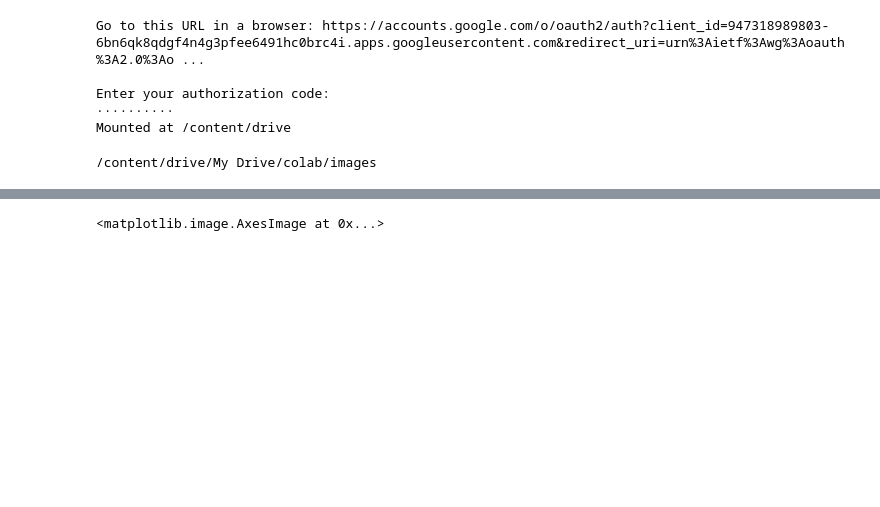
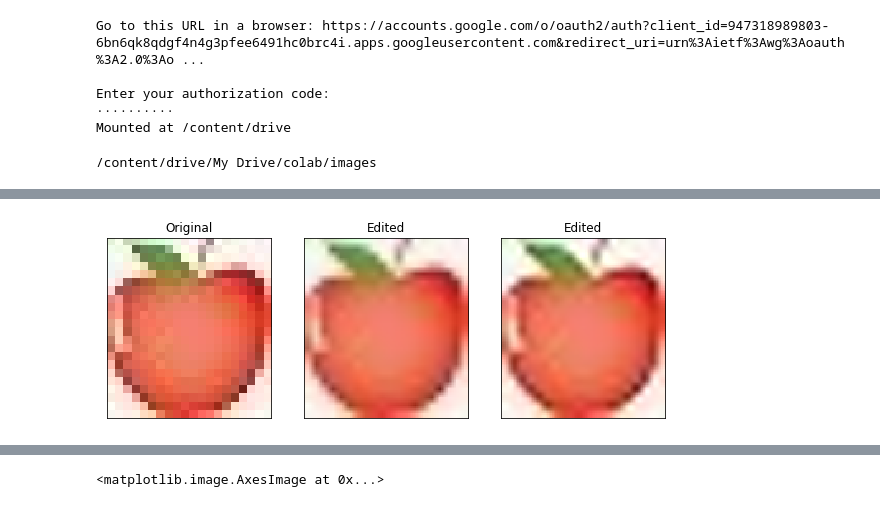
Before and after one commit to waltermayor/DigitalImageProcessing_colab, a Jupyter notebook: clase3.ipynb, the cells around one changed output, grey strips where cells are left out. Drawn from its saved outputs; the diff is of its cells as text; code cells hidden in the pictures; blank space fills up the shorter version.

```diff
--- a/clase3.ipynb
+++ b/clase3.ipynb
@@ -29,0 +103,4 @@ os.chdir(path)
+# %%
+displayColor3(near_imgA,bili_imgA,bicu_imgA)
+# %% [output]
+[figure, added]
```
Also changed, not shown: parts of 16 cells of this notebook.
